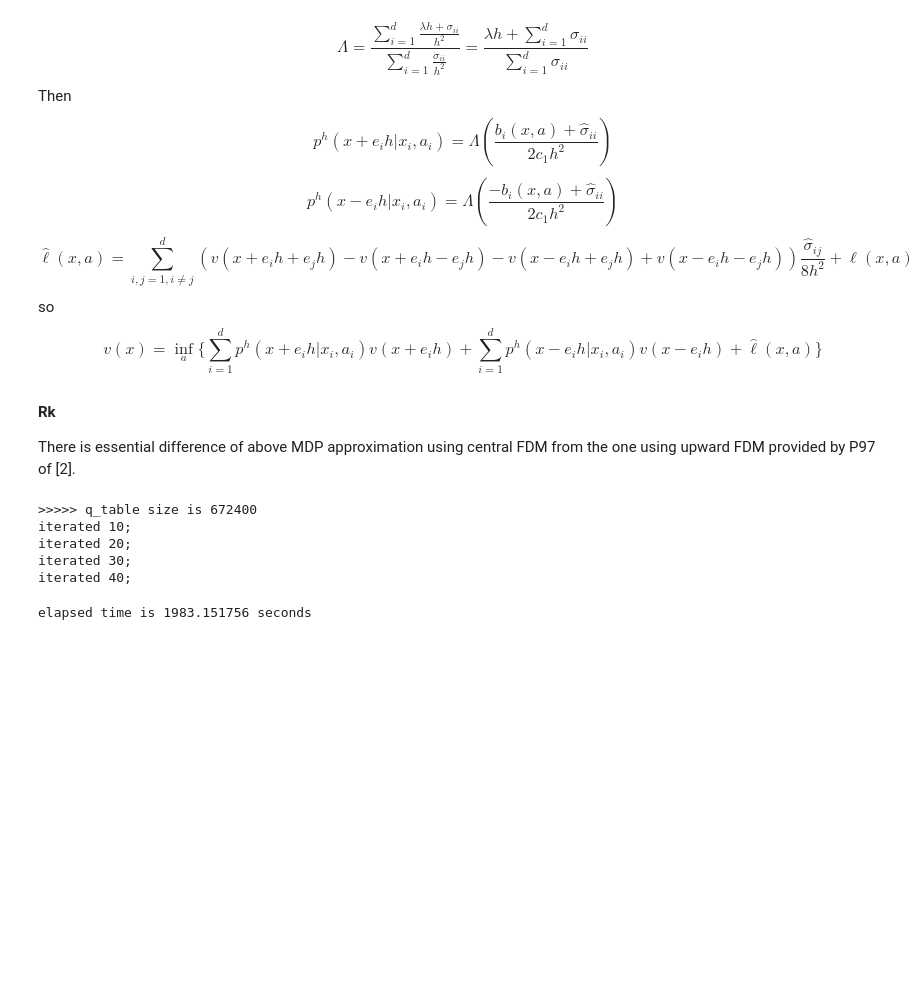
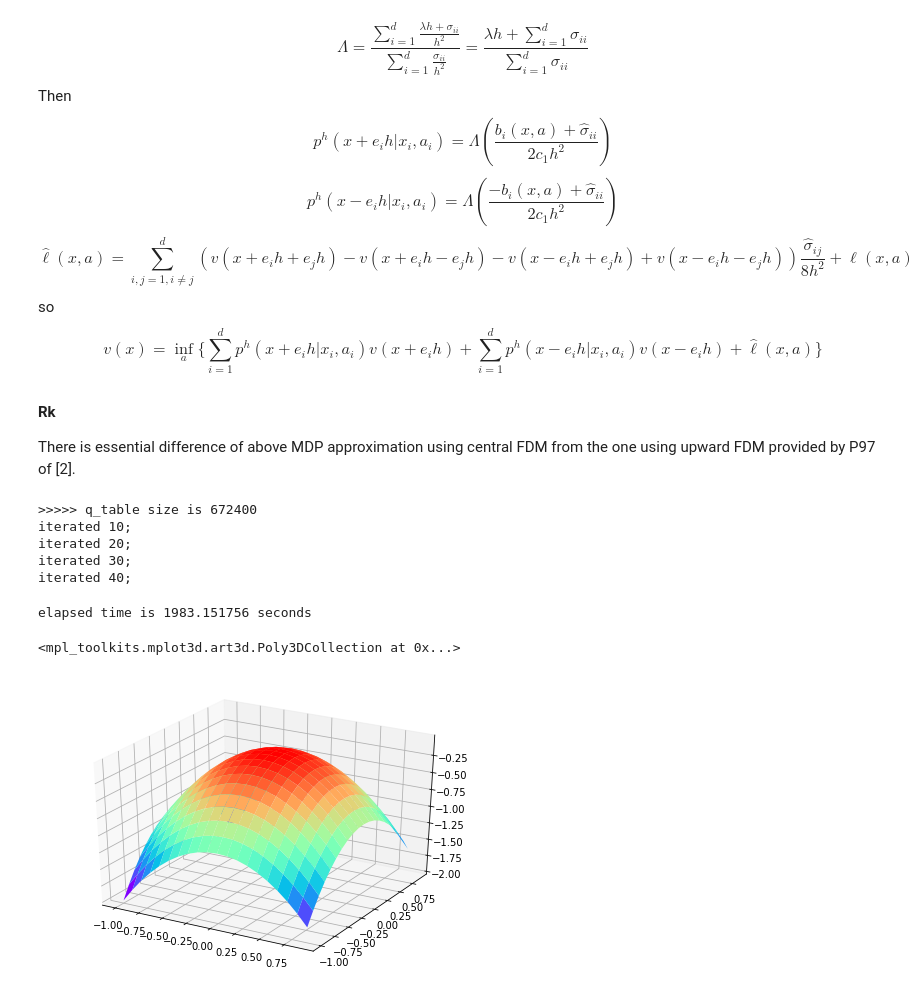
Before and after one commit to wqiu96/summer_project, a Jupyter notebook: src/value_iter_dirichlet_1d_v01.ipynb, the cells around one changed output. Drawn from its saved outputs; the diff is of its cells as text; code cells hidden in the pictures; blank space fills up the shorter version.

```diff
--- a/src/value_iter_dirichlet_1d_v01.ipynb
+++ b/src/value_iter_dirichlet_1d_v01.ipynb
@@ -129,7 +130,7 @@ def mdp_space_config(self,
       s_index.append((i//(self.x_space.size**k))%self.x_space.size)
       Limit += self.x_space[(i//(self.x_space.size**k))%self.x_space.size]**2
       k -= 1
-    if self.L_LIM - self.h**2 <= Limit <= self.L_LIM + self.h**2: # the ter
+    if self.L_LIM - 2*self.h**2 <= Limit <= self.L_LIM + self.h**2: # the ter
       self.s_val[tuple(s_index)] = self.term_cost(x_d)
       for j in range(self.a_space.size**self.dim):
         m = self.dim - 1
@@ -239,7 +240,7 @@ def value_iter(self,
         s_index.append((i//(self.x_space.size**k))%self.x_space.size)
         Limit += self.x_space[(i//(self.x_space.size**k))%self.x_space.size]**2
         k -= 1
-      if Limit <= self.L_LIM:
+      if Limit < self.L_LIM:
         for j in range(self.a_space.size**self.dim):
           m = self.dim - 1
           a_index = []
@@ -286,3 +287,14 @@ end_time = time.time()
 print('elapsed time is %f seconds' %(end_time - start_time))
 # %% [output]
 elapsed time is 1983.151756 seconds
+# %%
+figure = plt.figure()
+axes = Axes3D(figure)
+X1 = pde1.x_space
+X2 = pde1.x_space
+X1, X2 = np.meshgrid(X1, X2)
+Z = -(X1)**2 - (X2)**2
+axes.plot_surface(X1, X2, Z,cmap='rainbow')
+# %% [output]
+<mpl_toolkits.mplot3d.art3d.Poly3DCollection at 0x...>
+[figure, added]
```
Also changed, not shown: parts of 1 cell of this notebook.
